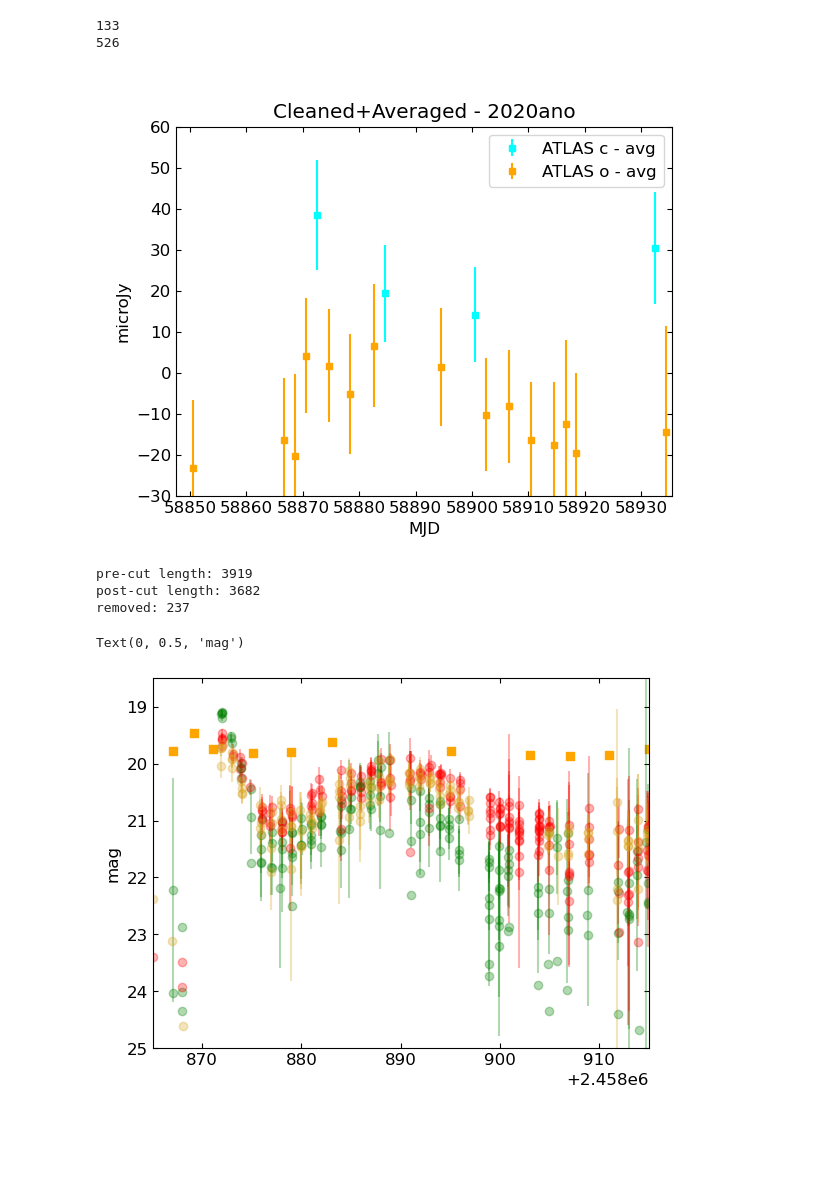
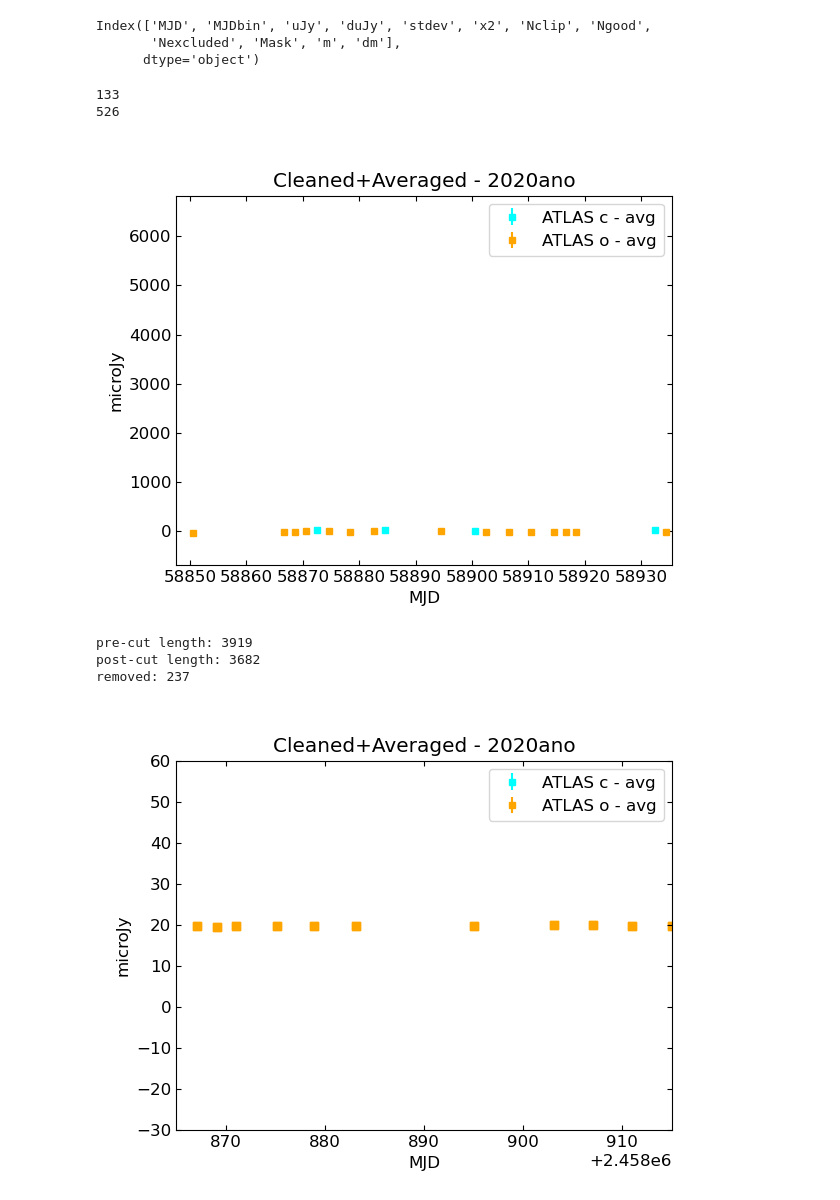
Before and after one commit to aec3675/ztf_IIb, a Jupyter notebook: cleaning/outputs/plot_cleaned.ipynb, the cells around one changed output. Cells and saved outputs as stored; diff of their text form; code cells hidden in the pictures; blank space fills up the shorter version.

Commit message:
testing MCMC fitting on cleaned+binned 2020ano light curve

```diff
--- a/cleaning/outputs/plot_cleaned.ipynb
+++ b/cleaning/outputs/plot_cleaned.ipynb
@@ -332,6 +296,11 @@ See the caveats in the documentation: https://pandas.pydata.org/pandas-docs/stab
 # %%
 sn20ano_at_cl_c = pd.read_csv('../unclean_data/2020ano/2020ano.c.1.00days.lc.txt',delim_whitespace=True)
 sn20ano_at_cl_o = pd.read_csv('../unclean_data/2020ano/2020ano.o.1.00days.lc.txt',delim_whitespace=True)
+sn20ano_at_cl_c.columns
+# %% [output]
+Index(['MJD', 'MJDbin', 'uJy', 'duJy', 'stdev', 'x2', 'Nclip', 'Ngood',
+       'Nexcluded', 'Mask', 'm', 'dm'],
+      dtype='object')
 # %%
 sn20ano_at_cl_c = sn20ano_at_cl_c.dropna(axis=0, ignore_index=True, subset='MJD')
 print(len(sn20ano_at_cl_c.MJD))
@@ -356,14 +325,14 @@ plt.errorbar(sn20ano_at_cl_o.MJD, sn20ano_at_cl_o.uJy, yerr=sn20ano_at_cl_o.duJy
 
 plt.xlim(58847.5,58935.5)
 # plt.ylim(19,20)
-plt.ylim(-30, 60)
+# plt.ylim(-30, 60)
 plt.legend()
 plt.title('Cleaned+Averaged - 2020ano')
 plt.xlabel('MJD')
 plt.ylabel('microJy')
 plt.show()
 # %% [output]
-[figure, old version]
+[figure, new version]
 # %%
 # ztf
 print('pre-cut length:', len(sn20ano_ztf['forcediffimflux']))
@@ -377,45 +346,45 @@ pre-cut length: 3919
 post-cut length: 3682
 removed: 237
 # %%
-# plot mags
-plt.figure()
-err_g = shape_err(sn20ano_ztf_good, filter='ZTF_g')
-err_r = shape_err(sn20ano_ztf_good, filter='ZTF_r')
-err_i = shape_err(sn20ano_ztf_good, filter='ZTF_i')
+# # plot mags
+# plt.figure()
+# err_g = shape_err(sn20ano_ztf_good, filter='ZTF_g')
+# err_r = shape_err(sn20ano_ztf_good, filter='ZTF_r')
+# err_i = shape_err(sn20ano_ztf_good, filter='ZTF_i')
 
-plt.errorbar(sn20ano_ztf_good[sn20ano_ztf_good['filter']=='ZTF_g']['jd'], sn20ano_ztf_good[sn20ano_ztf_good['filter']=='ZTF_g']['mag'], err_g,
-                color='green', alpha=0.3, label='ZTF_g', linestyle='', marker='o')
-plt.errorbar(sn20ano_ztf_good[sn20ano_ztf_good['filter']=='ZTF_r']['jd'], sn20ano_ztf_good[sn20ano_ztf_good['filter']=='ZTF_r']['mag'], err_r,
-            color='red', alpha=0.3, label='ZTF_r', linestyle='', marker='o')
-plt.errorbar(sn20ano_ztf_good[sn20ano_ztf_good['filter']=='ZTF_i']['jd'], sn20ano_ztf_good[sn20ano_ztf_good['filter']=='ZTF_i']['mag'], err_i,
-            color='goldenrod', alpha=0.3, label='ZTF_i', linestyle='', marker='o')
+# plt.errorbar(sn20ano_ztf_good[sn20ano_ztf_good['filter']=='ZTF_g']['jd'], sn20ano_ztf_good[sn20ano_ztf_good['filter']=='ZTF_g']['mag'], err_g,
+#                 color='green', alpha=0.3, label='ZTF_g', linestyle='', marker='o')
+# plt.errorbar(sn20ano_ztf_good[sn20ano_ztf_good['filter']=='ZTF_r']['jd'], sn20ano_ztf_good[sn20ano_ztf_good['filter']=='ZTF_r']['mag'], err_r,
+#             color='red', alpha=0.3, label='ZTF_r', linestyle='', marker='o')
+# plt.errorbar(sn20ano_ztf_good[sn20ano_ztf_good['filter']=='ZTF_i']['jd'], sn20ano_ztf_good[sn20ano_ztf_good['filter']=='ZTF_i']['mag'], err_i,
+#             color='goldenrod', alpha=0.3, label='ZTF_i', linestyle='', marker='o')
 
 plt.scatter(sn20ano_at_cl_o.MJD+2400000.5, sn20ano_at_cl_o.m, marker='s', color='orange')
 
 
 plt.xlim(865+2.458e6, 915+2.458e6)
-plt.ylim(25,18.5)
-plt.ylabel('mag')
+plt.show()
+# plt.ylim(25,18.5)
+# plt.ylabel('mag')
 
-#plot flux
-# %matplotlib qt
-# plt.figure()
-# plt.errorbar(sn20ano_ztf_good[sn20ano_ztf_good['filter']=='ZTF_g']['jd'],
-#              sn20ano_ztf_good[sn20ano_ztf_good['filter']=='ZTF_g']['forcediffimflux'],
-#              sn20ano_ztf_good[sn20ano_ztf_good['filter']=='ZTF_g']['forcediffimfluxunc'],
-#                 color='green', alpha=0.3, label='ZTF_g', linestyle='', marker='o')
-# plt.errorbar(sn20ano_ztf_good[sn20ano_ztf_good['filter']=='ZTF_r']['jd'],
-#              sn20ano_ztf_good[sn20ano_ztf_good['filter']=='ZTF_r']['forcediffimflux'],
-#              sn20ano_ztf_good[sn20ano_ztf_good['filter']=='ZTF_r']['forcediffimfluxunc'],
-#              color='red', alpha=0.3, label='ZTF_r', linestyle='', marker='o')
-# plt.errorbar(sn20ano_ztf_good[sn20ano_ztf_good['filter']=='ZTF_i']['jd'],
-#              sn20ano_ztf_good[sn20ano_ztf_good['filter']=='ZTF_i']['forcediffimflux'],
-#              sn20ano_ztf_good[sn20ano_ztf_good['filter']=='ZTF_i']['forcediffimfluxunc'],
-#              color='goldenrod', alpha=0.3, label='ZTF_i', linestyle='', marker='o')
-# # plt.axhline(y=0, zorder=0, color='k')
-# # plt.axhline(y=75, zorder=0, color='k')
-# plt.xlim(855+2.458e6, 920+2.458e6)
-# plt.ylabel('flux')
+# #plot flux
+# # %matplotlib qt
+# # plt.figure()
+# # plt.errorbar(sn20ano_ztf_good[sn20ano_ztf_good['filter']=='ZTF_g']['jd'],
+# #              sn20ano_ztf_good[sn20ano_ztf_good['filter']=='ZTF_g']['forcediffimflux'],
+# #              sn20ano_ztf_good[sn20ano_ztf_good['filter']=='ZTF_g']['forcediffimfluxunc'],
+# #                 color='green', alpha=0.3, label='ZTF_g', linestyle='', marker='o')
+# # plt.errorbar(sn20ano_ztf_good[sn20ano_ztf_good['filter']=='ZTF_r']['jd'],
+# #              sn20ano_ztf_good[sn20ano_ztf_good['filter']=='ZTF_r']['forcediffimflux'],
+# #              sn20ano_ztf_good[sn20ano_ztf_good['filter']=='ZTF_r']['forcediffimfluxunc'],
+# #              color='red', alpha=0.3, label='ZTF_r', linestyle='', marker='o')
+# # plt.errorbar(sn20ano_ztf_good[sn20ano_ztf_good['filter']=='ZTF_i']['jd'],
+# #              sn20ano_ztf_good[sn20ano_ztf_good['filter']=='ZTF_i']['forcediffimflux'],
+# #              sn20ano_ztf_good[sn20ano_ztf_good['filter']=='ZTF_i']['forcediffimfluxunc'],
+# #              color='goldenrod', alpha=0.3, label='ZTF_i', linestyle='', marker='o')
+# # # plt.axhline(y=0, zorder=0, color='k')
+# # # plt.axhline(y=75, zorder=0, color='k')
+# # plt.xlim(855+2.458e6, 920+2.458e6)
+# # plt.ylabel('flux')
 # %% [output]
-Text(0, 0.5, 'mag')
-[figure, old version]
+[figure, new version]
```
Also changed, not shown: parts of 8 cells of this notebook, 2 other files.
